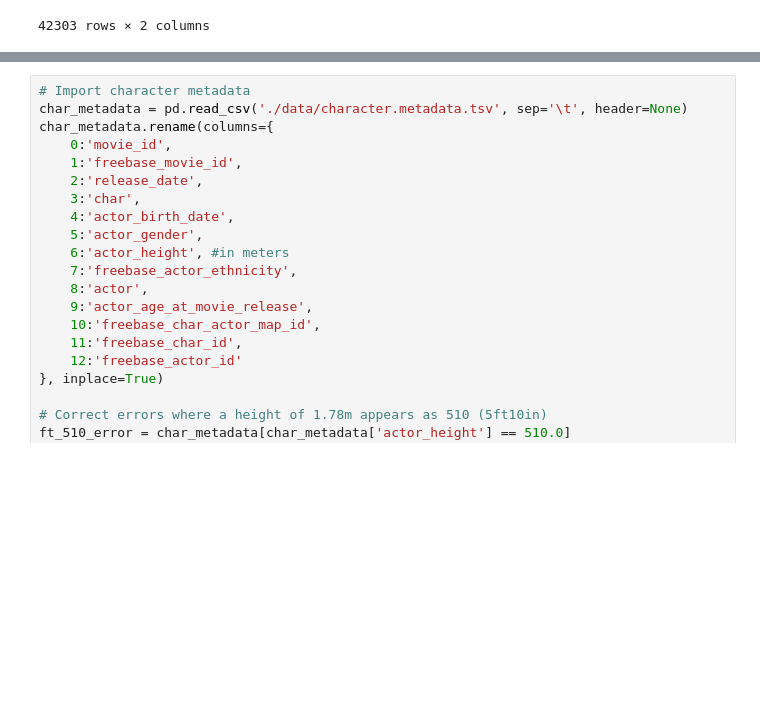
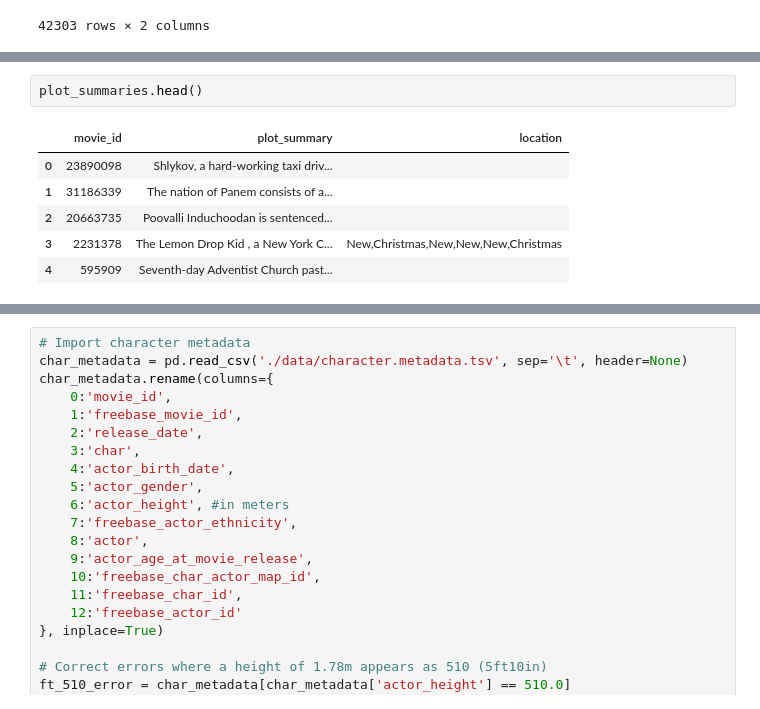
Before and after one commit to epfl-ada/ada-2022-project-adlucere2022, a Jupyter notebook: InitialDataExploration_adrian.ipynb, the cells around one changed output, grey strips where cells are left out. Cells and saved outputs as stored; diff of their text form; blank space fills up the shorter version.

```diff
--- a/InitialDataExploration_adrian.ipynb
+++ b/InitialDataExploration_adrian.ipynb
@@ -35,0 +129,9 @@ plot_summaries.plot_summary[0]
+# %%
+plot_summaries.head()
+# %% [output]
+|  | movie_id | plot_summary | location |
+| 0 | 23890098 | Shlykov, a hard-working taxi driv... |  |
+| 1 | 31186339 | The nation of Panem consists of a... |  |
+| 2 | 20663735 | Poovalli Induchoodan is sentenced... |  |
+| 3 | 2231378 | The Lemon Drop Kid , a New York C... | New,Christmas,New,New,New,Christmas |
+| 4 | 595909 | Seventh-day Adventist Church past... |  |
```
Also changed, not shown: parts of 14 cells of this notebook, 16 other files.
